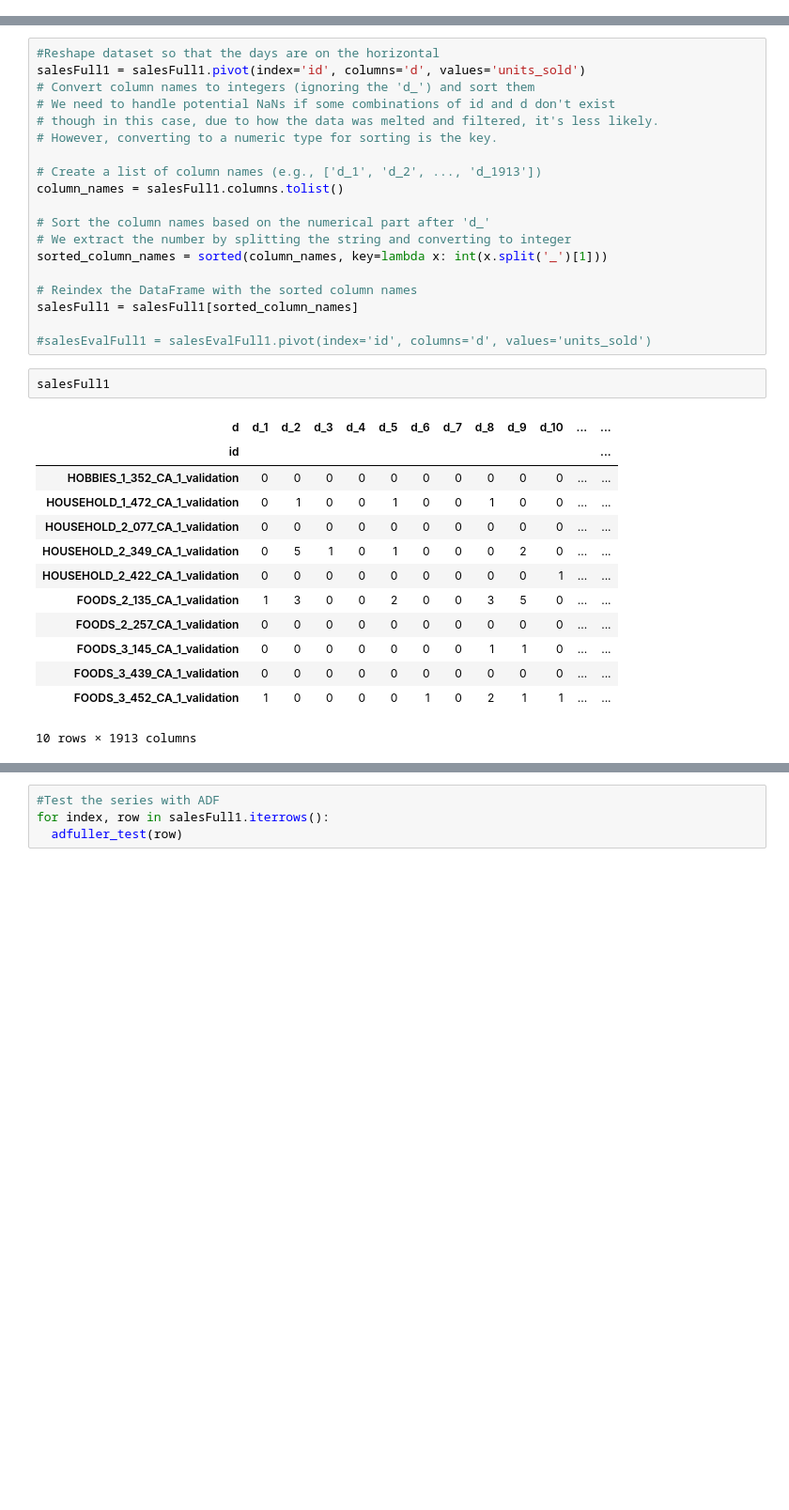
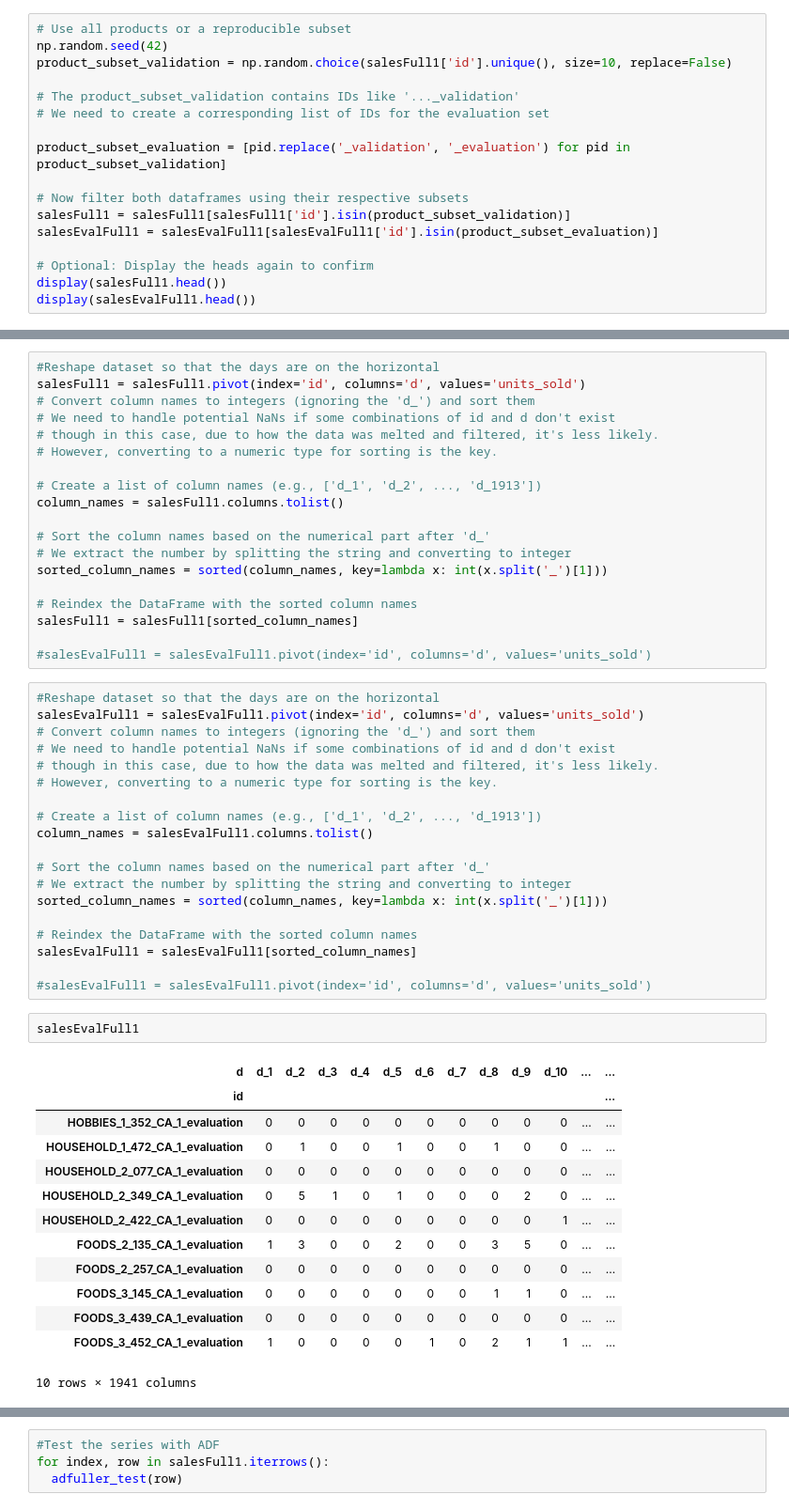
Before and after one commit to Legacy560/MTLSA25-Sales-Forecasting-Project, a Jupyter notebook: Cleaning and ARIMA/Sales_Forecasting_transformer.ipynb, the cells around one changed output, grey strips where cells are left out. Shown at 94% size. Drawn from its saved outputs; the diff is of its cells as text; blank space fills up the shorter version.

```diff
--- a/Cleaning and ARIMA/Sales_Forecasting_transformer.ipynb
+++ b/Cleaning and ARIMA/Sales_Forecasting_transformer.ipynb
@@ -858,0 +847,17 @@ salesEvalFull1 = salesEvalFull[salesEvalFull['id'].isin(product_subset)]
+# %%
+# Use all products or a reproducible subset
+np.random.seed(42)
+product_subset_validation = np.random.choice(salesFull1['id'].unique(), size=10, replace=False)
+
+# The product_subset_validation contains IDs like '..._validation'
+# We need to create a corresponding list of IDs for the evaluation set
+
+product_subset_evaluation = [pid.replace('_validation', '_evaluation') for pid in product_subset_validation]
+
+# Now filter both dataframes using their respective subsets
+salesFull1 = salesFull1[salesFull1['id'].isin(product_subset_validation)]
+salesEvalFull1 = salesEvalFull1[salesEvalFull1['id'].isin(product_subset_evaluation)]
+
+# Optional: Display the heads again to confirm
+display(salesFull1.head())
+display(salesEvalFull1.head())
@@ -879,21 +899,40 @@ sorted_column_names = sorted(column_names, key=lambda x: int(x.split('_')[1]))
 salesFull1 = salesFull1[sorted_column_names]
 
 #salesEvalFull1 = salesEvalFull1.pivot(index='id', columns='d', values='units_sold')
-# %%
-salesFull1
-# %% [output]
-| d | d_1 | d_2 | d_3 | d_4 | d_5 | d_6 | d_7 | d_8 | d_9 | d_10 | ... | ... |
-| id |  |  |  |  |  |  |  |  |  |  |  | ... |
-| HOBBIES_1_352_CA_1_validation | 0 | 0 | 0 | 0 | 0 | 0 | 0 | 0 | 0 | 0 | ... | ... |
-| HOUSEHOLD_1_472_CA_1_validation | 0 | 1 | 0 | 0 | 1 | 0 | 0 | 1 | 0 | 0 | ... | ... |
-| HOUSEHOLD_2_077_CA_1_validation | 0 | 0 | 0 | 0 | 0 | 0 | 0 | 0 | 0 | 0 | ... | ... |
-| HOUSEHOLD_2_349_CA_1_validation | 0 | 5 | 1 | 0 | 1 | 0 | 0 | 0 | 2 | 0 | ... | ... |
-| HOUSEHOLD_2_422_CA_1_validation | 0 | 0 | 0 | 0 | 0 | 0 | 0 | 0 | 0 | 1 | ... | ... |
-| FOODS_2_135_CA_1_validation | 1 | 3 | 0 | 0 | 2 | 0 | 0 | 3 | 5 | 0 | ... | ... |
-| FOODS_2_257_CA_1_validation | 0 | 0 | 0 | 0 | 0 | 0 | 0 | 0 | 0 | 0 | ... | ... |
-| FOODS_3_145_CA_1_validation | 0 | 0 | 0 | 0 | 0 | 0 | 0 | 1 | 1 | 0 | ... | ... |
-| FOODS_3_439_CA_1_validation | 0 | 0 | 0 | 0 | 0 | 0 | 0 | 0 | 0 | 0 | ... | ... |
-| FOODS_3_452_CA_1_validation | 1 | 0 | 0 | 0 | 0 | 1 | 0 | 2 | 1 | 1 | ... | ... |
-10 rows × 1913 columns
+# %%
+#Reshape dataset so that the days are on the horizontal
+salesEvalFull1 = salesEvalFull1.pivot(index='id', columns='d', values='units_sold')
+# Convert column names to integers (ignoring the 'd_') and sort them
+# We need to handle potential NaNs if some combinations of id and d don't exist
+# though in this case, due to how the data was melted and filtered, it's less likely.
+# However, converting to a numeric type for sorting is the key.
+
+# Create a list of column names (e.g., ['d_1', 'd_2', ..., 'd_1913'])
+column_names = salesEvalFull1.columns.tolist()
+
+# Sort the column names based on the numerical part after 'd_'
+# We extract the number by splitting the string and converting to integer
+sorted_column_names = sorted(column_names, key=lambda x: int(x.split('_')[1]))
+
+# Reindex the DataFrame with the sorted column names
+salesEvalFull1 = salesEvalFull1[sorted_column_names]
+
+#salesEvalFull1 = salesEvalFull1.pivot(index='id', columns='d', values='units_sold')
+# %%
+salesEvalFull1
+# %% [output]
+| d | d_1 | d_2 | d_3 | d_4 | d_5 | d_6 | d_7 | d_8 | d_9 | d_10 | ... | ... |
+| id |  |  |  |  |  |  |  |  |  |  |  | ... |
+| HOBBIES_1_352_CA_1_evaluation | 0 | 0 | 0 | 0 | 0 | 0 | 0 | 0 | 0 | 0 | ... | ... |
+| HOUSEHOLD_1_472_CA_1_evaluation | 0 | 1 | 0 | 0 | 1 | 0 | 0 | 1 | 0 | 0 | ... | ... |
+| HOUSEHOLD_2_077_CA_1_evaluation | 0 | 0 | 0 | 0 | 0 | 0 | 0 | 0 | 0 | 0 | ... | ... |
+| HOUSEHOLD_2_349_CA_1_evaluation | 0 | 5 | 1 | 0 | 1 | 0 | 0 | 0 | 2 | 0 | ... | ... |
+| HOUSEHOLD_2_422_CA_1_evaluation | 0 | 0 | 0 | 0 | 0 | 0 | 0 | 0 | 0 | 1 | ... | ... |
+| FOODS_2_135_CA_1_evaluation | 1 | 3 | 0 | 0 | 2 | 0 | 0 | 3 | 5 | 0 | ... | ... |
+| FOODS_2_257_CA_1_evaluation | 0 | 0 | 0 | 0 | 0 | 0 | 0 | 0 | 0 | 0 | ... | ... |
+| FOODS_3_145_CA_1_evaluation | 0 | 0 | 0 | 0 | 0 | 0 | 0 | 1 | 1 | 0 | ... | ... |
+| FOODS_3_439_CA_1_evaluation | 0 | 0 | 0 | 0 | 0 | 0 | 0 | 0 | 0 | 0 | ... | ... |
+| FOODS_3_452_CA_1_evaluation | 1 | 0 | 0 | 0 | 0 | 1 | 0 | 2 | 1 | 1 | ... | ... |
+10 rows × 1941 columns
 # %%
 salesFull1.to_csv('salesFull1.csv') #So I can easily access it again
```
Also changed, not shown: parts of 12 cells of this notebook.
